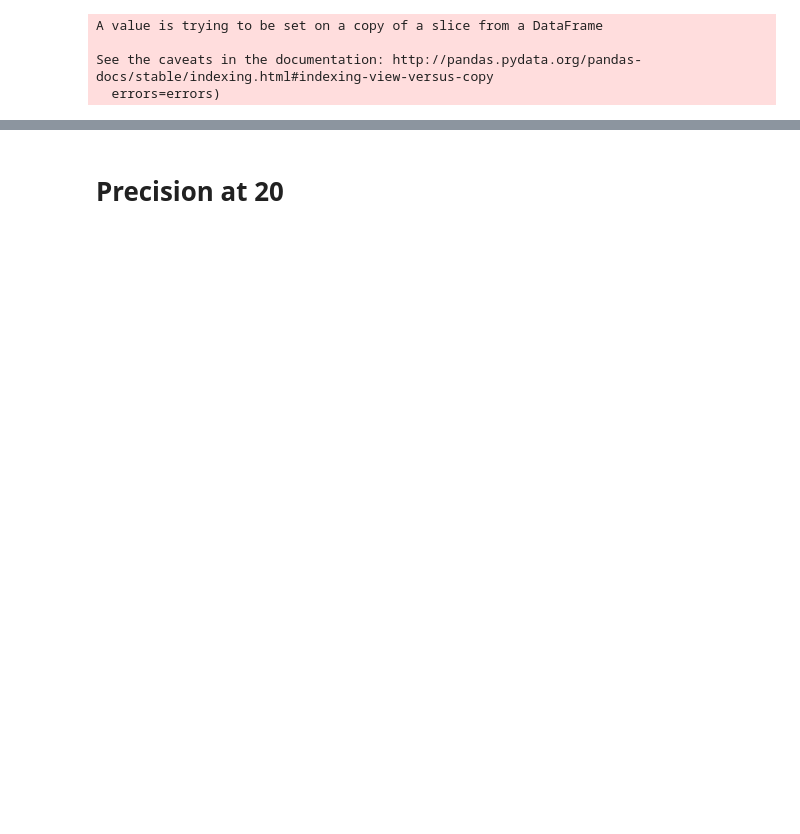
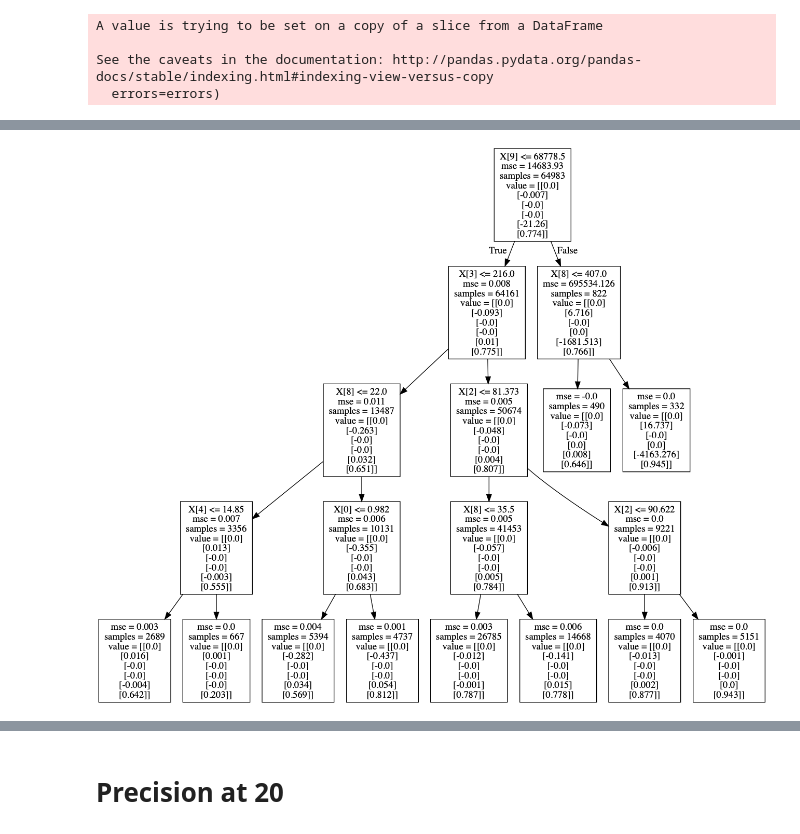
Before and after one commit to prerna135/autoML-code, a Jupyter notebook: Random Forest Metamodel.ipynb, the cells around one changed output, grey strips where cells are left out. Saved outputs shown, nothing was run; the diff lists cells and outputs as text; code cells hidden in the pictures; blank space fills up the shorter version.

Commit message:
comparitive plots, pdp, dt, featureimp, contourplots

```diff
--- a/Random Forest Metamodel.ipynb
+++ b/Random Forest Metamodel.ipynb
@@ -149,0 +171,5 @@ def draw_plot(data, offset,edge_color, fill_color):
+# %%
+from IPython.display import Image
+Image('dt.png')
+# %% [output]
+[figure, added]
```
Also changed, not shown: parts of 28 cells of this notebook, 1 other file.
